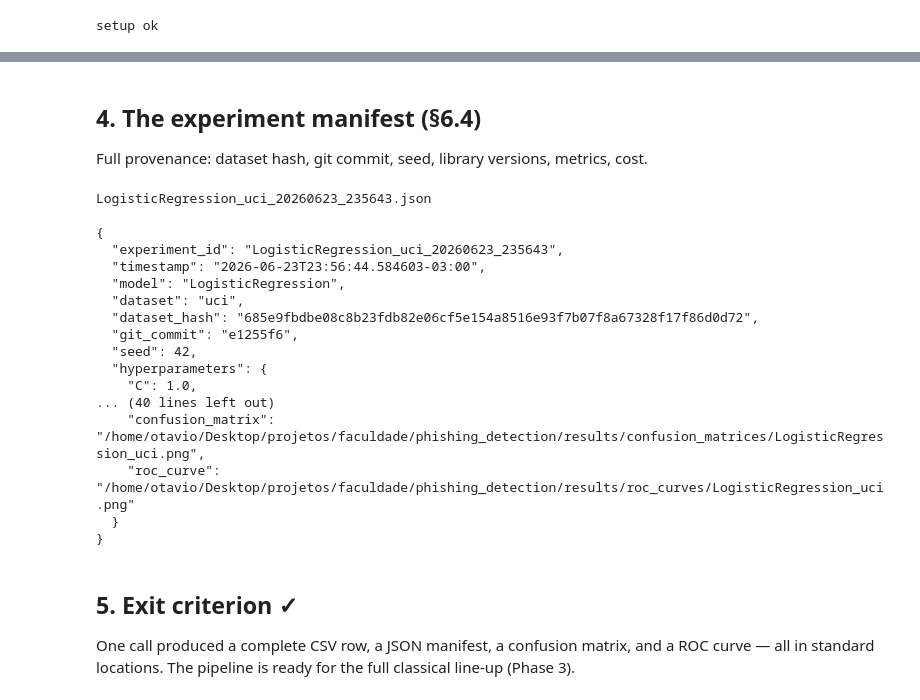
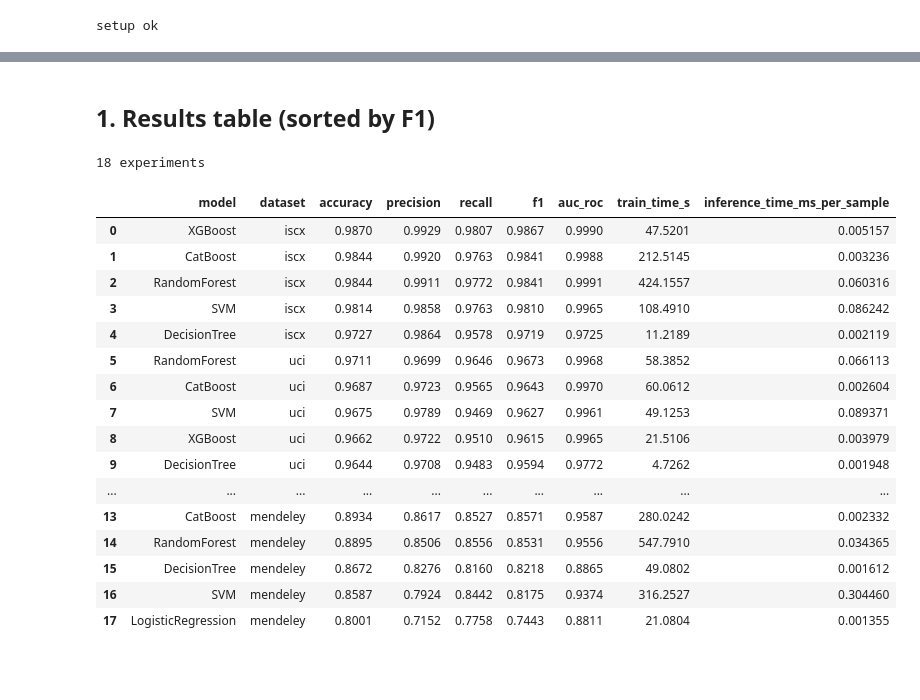
Before and after one commit to otaviotemoteo/phishing-detection-benchmark, a Jupyter notebook: notebooks/03_ml_classical.ipynb, the cells around one changed output, grey strips where cells are left out. Drawn from its saved outputs; the diff is of its cells as text; code cells hidden in the pictures; blank space fills up the shorter version.

```diff
--- a/notebooks/03_ml_classical.ipynb
+++ b/notebooks/03_ml_classical.ipynb
@@ -63,30 +37,25 @@ display(Image(filename=str(ROC_CURVES_DIR / "LogisticRegression_uci.png")))
-# %% [markdown]
-## 4. The experiment manifest (§6.4)
-
-Full provenance: dataset hash, git commit, seed, library versions, metrics, cost.
-# %%
-latest = max(MANIFESTS_DIR.glob("*.json"), key=lambda p: p.stat().st_mtime)
-print(latest.name, "\n")
-print(json.dumps(json.loads(latest.read_text()), indent=2))
-# %% [output]
-LogisticRegression_uci_20260623_235643.json
-
-{
-  "experiment_id": "LogisticRegression_uci_20260623_235643",
-  "timestamp": "2026-06-23T23:56:44.584603-03:00",
-  "model": "LogisticRegression",
-  "dataset": "uci",
-  "dataset_hash": "685e9fbdbe08c8b23fdb82e06cf5e154a8516e93f7b07f8a67328f17f86d0d72",
-  "git_commit": "e1255f6",
-  "seed": 42,
-  "hyperparameters": {
-    "C": 1.0,
-... (40 lines left out)
-    "confusion_matrix": "/home/otavio/Desktop/projetos/faculdade/phishing_detection/results/confusion_matrices/LogisticRegression_uci.png",
-    "roc_curve": "/home/otavio/Desktop/projetos/faculdade/phishing_detection/results/roc_curves/LogisticRegression_uci.png"
-  }
-}
-# %% [markdown]
-## 5. Exit criterion ✓
-
-One call produced a complete CSV row, a JSON manifest, a confusion matrix, and a ROC curve — all in standard locations. The pipeline is ready for the full classical line-up (Phase 3).
+# %% [markdown]
+## 1. Results table (sorted by F1)
+# %%
+df = pd.read_csv(METRICS_ML_CSV)
+print(f"{len(df)} experiments")
+df.sort_values("f1", ascending=False).reset_index(drop=True)
+# %% [output]
+18 experiments
+|  | model | dataset | accuracy | precision | recall | f1 | auc_roc | train_time_s | inference_time_ms_per_sample |
+| 0 | XGBoost | iscx | 0.9870 | 0.9929 | 0.9807 | 0.9867 | 0.9990 | 47.5201 | 0.005157 |
+| 1 | CatBoost | iscx | 0.9844 | 0.9920 | 0.9763 | 0.9841 | 0.9988 | 212.5145 | 0.003236 |
+| 2 | RandomForest | iscx | 0.9844 | 0.9911 | 0.9772 | 0.9841 | 0.9991 | 424.1557 | 0.060316 |
+| 3 | SVM | iscx | 0.9814 | 0.9858 | 0.9763 | 0.9810 | 0.9965 | 108.4910 | 0.086242 |
+| 4 | DecisionTree | iscx | 0.9727 | 0.9864 | 0.9578 | 0.9719 | 0.9725 | 11.2189 | 0.002119 |
+| 5 | RandomForest | uci | 0.9711 | 0.9699 | 0.9646 | 0.9673 | 0.9968 | 58.3852 | 0.066113 |
+| 6 | CatBoost | uci | 0.9687 | 0.9723 | 0.9565 | 0.9643 | 0.9970 | 60.0612 | 0.002604 |
+| 7 | SVM | uci | 0.9675 | 0.9789 | 0.9469 | 0.9627 | 0.9961 | 49.1253 | 0.089371 |
+| 8 | XGBoost | uci | 0.9662 | 0.9722 | 0.9510 | 0.9615 | 0.9965 | 21.5106 | 0.003979 |
+| 9 | DecisionTree | uci | 0.9644 | 0.9708 | 0.9483 | 0.9594 | 0.9772 | 4.7262 | 0.001948 |
+| ... | ... | ... | ... | ... | ... | ... | ... | ... | ... |
+| 13 | CatBoost | mendeley | 0.8934 | 0.8617 | 0.8527 | 0.8571 | 0.9587 | 280.0242 | 0.002332 |
+| 14 | RandomForest | mendeley | 0.8895 | 0.8506 | 0.8556 | 0.8531 | 0.9556 | 547.7910 | 0.034365 |
+| 15 | DecisionTree | mendeley | 0.8672 | 0.8276 | 0.8160 | 0.8218 | 0.8865 | 49.0802 | 0.001612 |
+| 16 | SVM | mendeley | 0.8587 | 0.7924 | 0.8442 | 0.8175 | 0.9374 | 316.2527 | 0.304460 |
+| 17 | LogisticRegression | mendeley | 0.8001 | 0.7152 | 0.7758 | 0.7443 | 0.8811 | 21.0804 | 0.001355 |
```
Also changed, not shown: parts of 18 cells of this notebook.
